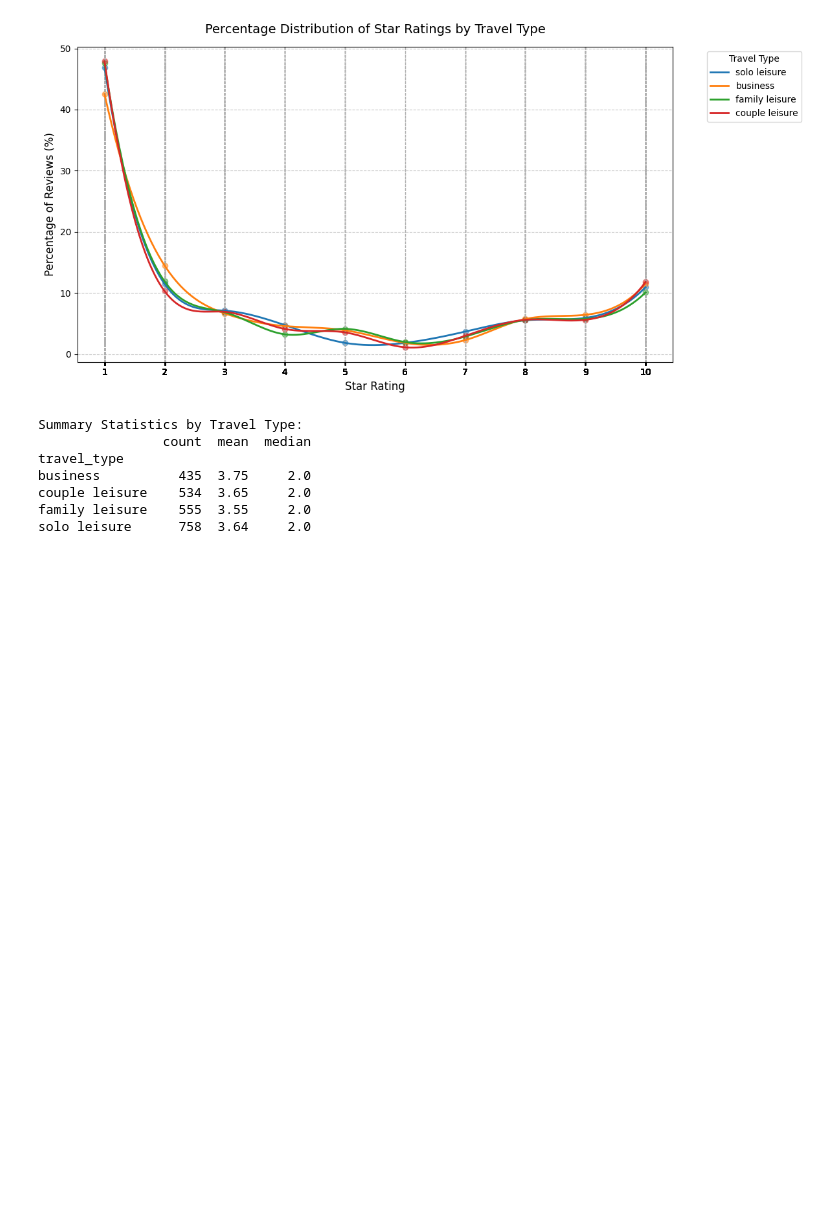
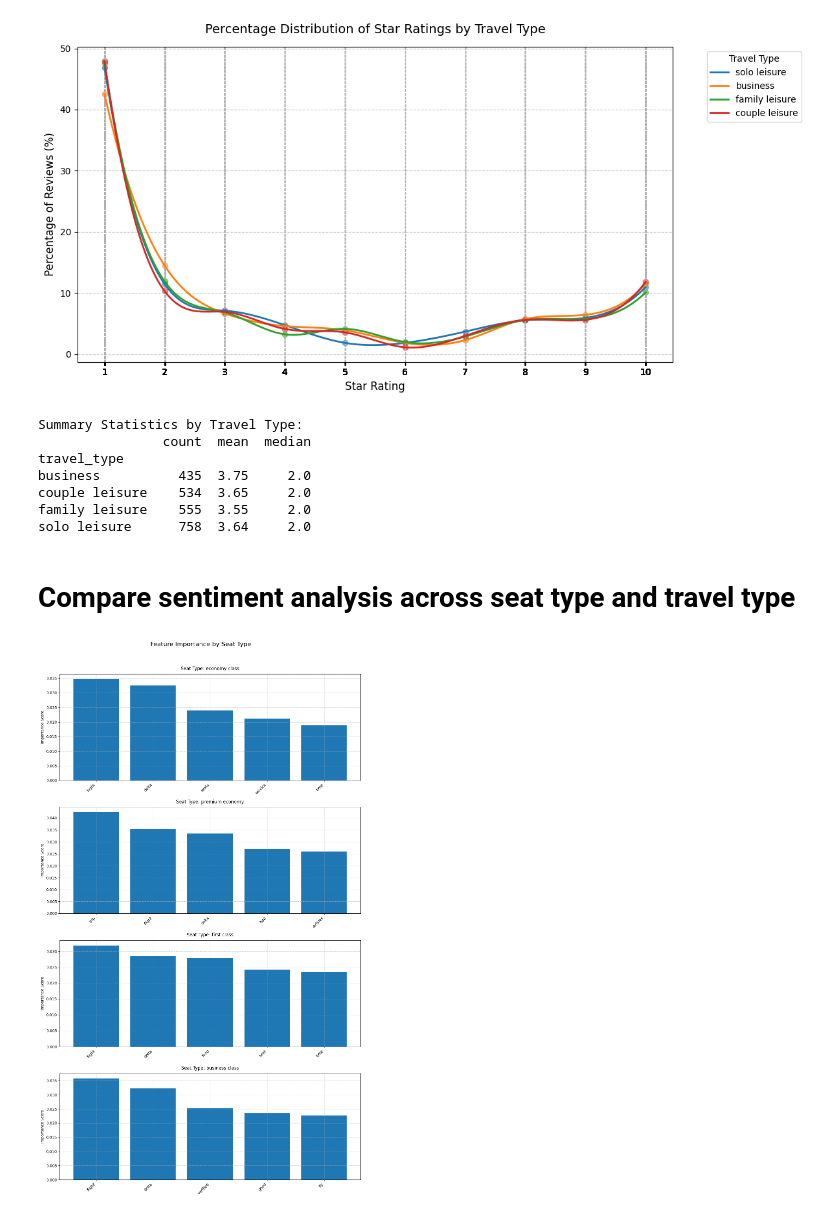
Before and after one commit to T-Godwins/airline-project, a Jupyter notebook: sentiment_analysis.ipynb, the cells around one changed output. Cells and saved outputs as stored; diff of their text form; code cells hidden in the pictures; blank space fills up the shorter version.

Commit message:
most importand words by seat type but it does not sure how to interpret yet

```diff
--- a/sentiment_analysis.ipynb
+++ b/sentiment_analysis.ipynb
@@ -644,3 +644,82 @@ business          435  3.75     2.0
 couple leisure    534  3.65     2.0
 family leisure    555  3.55     2.0
 solo leisure      758  3.64     2.0
+# %% [markdown]
+# Compare sentiment analysis across seat type and travel type
+# %%
+# Get seat types
+seat_types = cleaned_delta_df.iloc[:,3].unique()
+
+# Create subplots
+fig, axes = plt.subplots(len(seat_types), 1, figsize=(12, 5*len(seat_types)))
+fig.suptitle('Feature Importance by Seat Type', size=16, y=1.02)
+
+# Ensure axes is always an array
+if len(seat_types) == 1:
+    axes = [axes]
+
+# Dictionary to store features for each seat type
+seat_type_features = {}
+
+# Process each seat type
+for idx, seat_type in enumerate(seat_types):
+    # Get data for this seat type
+    mask = cleaned_delta_df.iloc[:,3] == seat_type
+    seat_data = cleaned_delta_df[mask]
+
+    # Vectorize text for this seat type
+    vectorizer = TfidfVectorizer(max_features=100, stop_words='english')
+    X = vectorizer.fit_transform(seat_data['reviews'])
+    y = seat_data['sentiment']
+
+    # Train model for this seat type
+    model = RandomForestClassifier(n_estimators=100, random_state=42)
+    model.fit(X, y)
+
+    # Get feature importances
+    importances = model.feature_importances_
+    feature_names = vectorizer.get_feature_names_out()
+
+    # Store features
+    seat_type_features[seat_type] = {
+        'importances': importances,
+        'feature_names': feature_names
+    }
+
+    # Sort features by importance
+    indices = np.argsort(importances)[::-1]
+
+    # Get number of features to show
+    n = min(5, len(importances))
+
+    # Create bar plot
+    axes[idx].bar(range(n),
+                 importances[indices][:n],
+                 align='center')
+
+    # Customize subplot
+    axes[idx].set_title(f'Seat Type: {seat_type}', pad=10)
+    axes[idx].set_xticks(range(n))
+    axes[idx].set_xticklabels([feature_names[i] for i in indices[:n]],
+                             rotation=45,
+                             ha='right')
+    axes[idx].set_ylabel('Importance Score')
+    axes[idx].grid(True, linestyle='--', alpha=0.7)
+
+plt.tight_layout()
+plt.show()
+
+# Print top features for each seat type
+print("\nTop 5 Important Features by Seat Type:")
+for seat_type in seat_types:
+    features = seat_type_features[seat_type]
+    importances = features['importances']
+    feature_names = features['feature_names']
+    indices = np.argsort(importances)[::-1]
+
+    print(f"\n{seat_type.upper()}:")
+    n_features = min(5, len(importances))
+    for i in range(n_features):
+        print(f"{i+1}. {feature_names[indices[i]]}: {importances[indices[i]]:.4f}")
+# %% [output]
+[figure, added]
```
Also changed, not shown: parts of 1 cell of this notebook.
